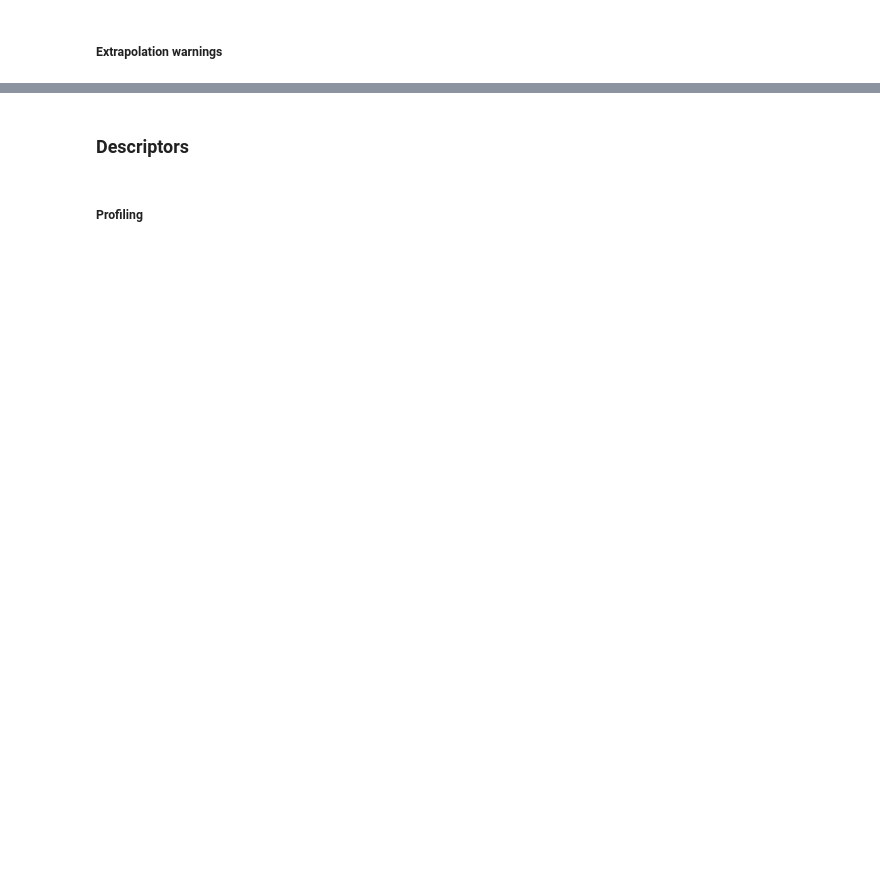
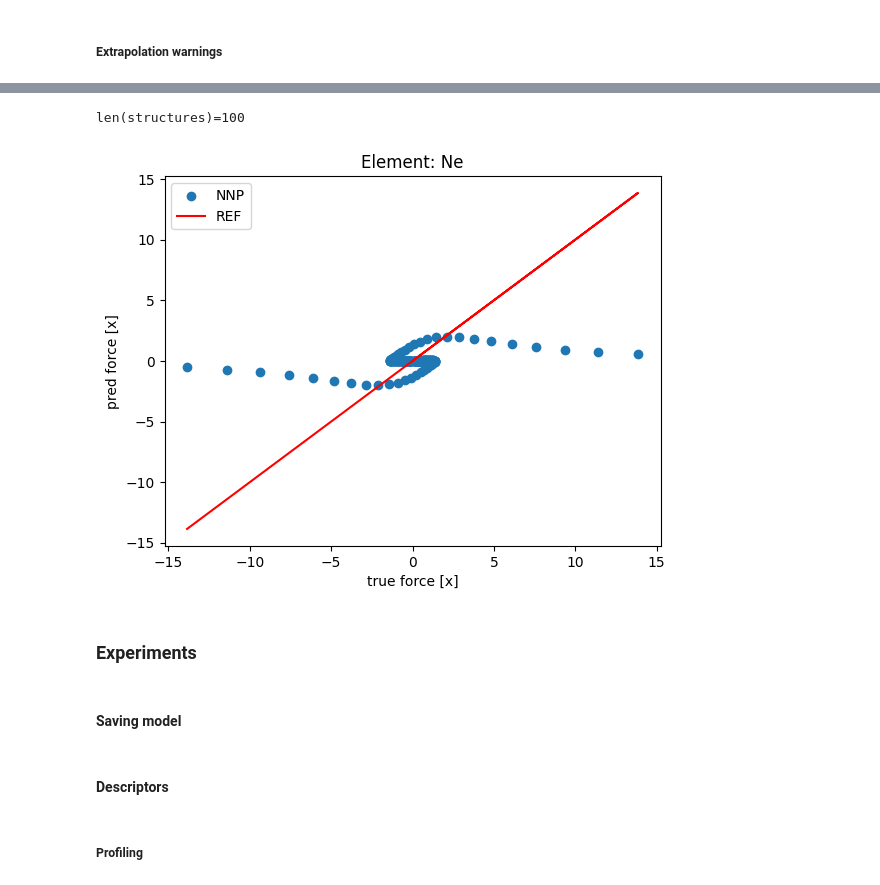
Before and after one commit to hghcomphys/pantea, a Jupyter notebook: examples/potential.ipynb, the cells around one changed output, grey strips where cells are left out. Saved outputs shown, nothing was run; the diff lists cells and outputs as text; code cells hidden in the pictures; blank space fills up the shorter version.

```diff
--- a/examples/potential.ipynb
+++ b/examples/potential.ipynb
@@ -127,0 +158,37 @@ nnp
+# %%
+import jax.numpy as jnp
+
+true_forces = defaultdict(list)
+pred_forces = defaultdict(list)
+
+print(f"{len(structures)=}")
+for structure in structures:
+    true_forces_per_structure = structure.get_forces()
+    pred_forces_per_structure = nnp.compute_force(structure)
+
+    for element in nnp.elements:
+        true_forces[element].append(true_forces_per_structure[element])
+        pred_forces[element].append(pred_forces_per_structure[element])
+
+dim = 0
+to_axis = {d: c for d, c in enumerate('xyz')}
+for element in nnp.elements:
+    true_forces[element] = jnp.concatenate(true_forces[element], axis=0)
+    pred_forces[element] = jnp.concatenate(pred_forces[element], axis=0)
+
+    plt.scatter(true_forces[element][:, dim], pred_forces[element][:, dim], label='NNP')
+    plt.plot(true_forces[element][:, dim], true_forces[element][:, dim], 'r', label='REF')
+    plt.title(f"Element: {element}")
+
+    label= f"force [{to_axis[dim]}]"
+    plt.ylabel("pred " + label)
+    plt.xlabel("true " + label)
+    plt.legend()
+    plt.show()
+# %% [output]
+len(structures)=100
+[figure, added]
+# %% [markdown]
+### Experiments
+# %% [markdown]
+#### Saving model
@@ -128,5 +209,5 @@ nnp
 # %% [markdown]
-### Descriptors
+#### Descriptors
 # %% [markdown]
 ##### Profiling
 # %%
```
Also changed, not shown: parts of 51 cells of this notebook, 1 other file.
